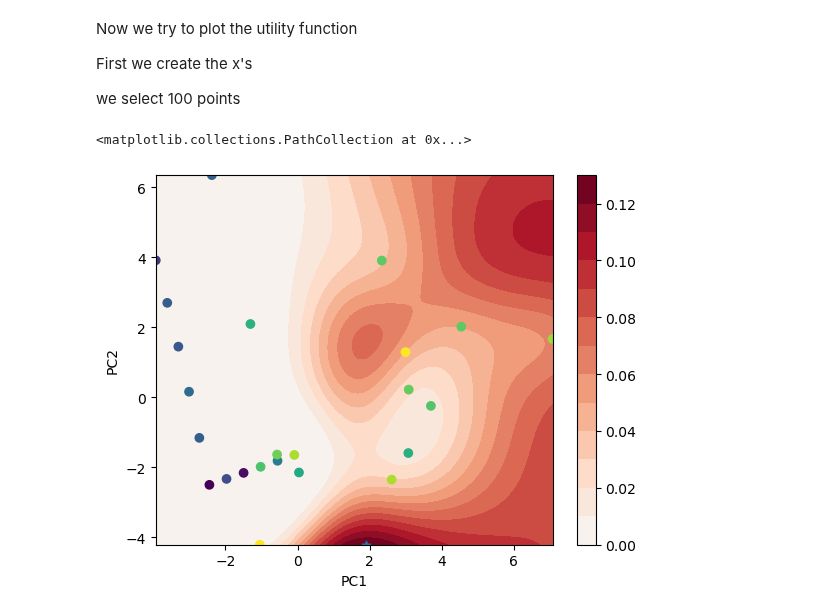
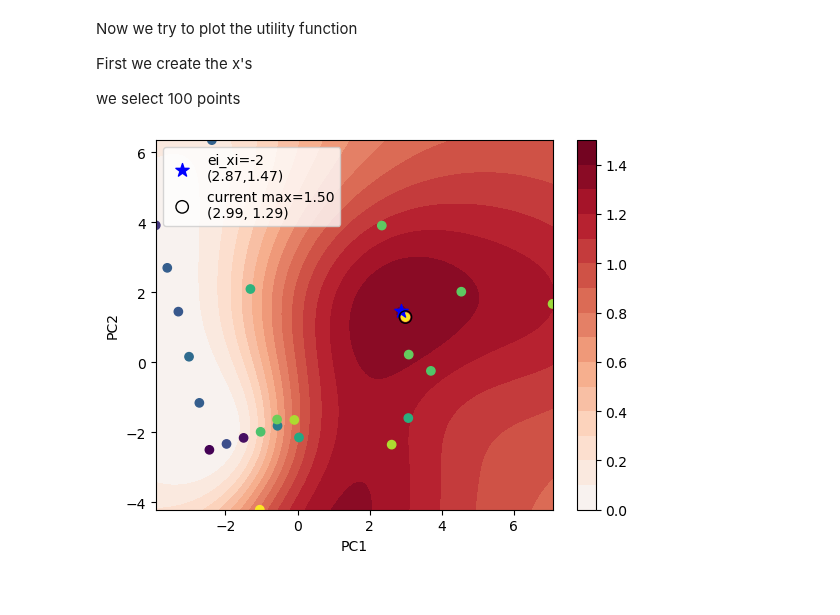
Before and after one commit to xueannafang/learn_opt, a Jupyter notebook: multi_dim_BO_by_others.ipynb, the cells around one changed output. Drawn from its saved outputs; the diff is of its cells as text; code cells hidden in the pictures.

Commit message:
improved the contour plot for different acq

```diff
--- a/multi_dim_BO_by_others.ipynb
+++ b/multi_dim_BO_by_others.ipynb
@@ -61,8 +61,12 @@ for pc1, pc2, y in zip(PC1, PC2, Y):
 
 from bayes_opt import UtilityFunction
 
-# utility = UtilityFunction(kind="ucb", kappa=1, xi=0.0)
-utility = UtilityFunction(kind="poi", kappa=0.1, xi=1e-2)
+ucb_kappa = 0.5
+xi = -2
+
+# utility = UtilityFunction(kind="ucb", kappa=ucb_kappa, xi=0.0)
+# utility = UtilityFunction(kind="poi", kappa=0.1, xi=xi)
+utility = UtilityFunction(kind="ei", kappa=0.1, xi=xi)
 # %%
 for i in range(20):
     this_res = optimizer.suggest(utility)
@@ -82,3 +91,9 @@ res
+# %%
+#current max
+crt_max = optimizer.max
+crt_max_value = crt_max['target']
+crt_max_pc1 = crt_max['params']['PC1']
+crt_max_pc2 = crt_max['params']['PC2']
 # %%
 plt.scatter(PC1, PC2, c = Y)
 plt.colorbar()
@@ -116,13 +150,24 @@ util = util_flat.reshape(101,101)
 # %%
 from matplotlib.colors import CenteredNorm
 # plt.pcolor(Xpc1, Xpc2, util, cmap='RdBu_r', norm=CenteredNorm())
 plt.contourf(Xpc1, Xpc2, util, 15, cmap='RdBu_r', norm=CenteredNorm())
 plt.colorbar()
 
 plt.scatter(PC1, PC2, c = Y)
 plt.xlabel("PC1")
 plt.ylabel("PC2")
-plt.scatter(res["PC1"], res["PC2"], marker = "*")
+# plt.scatter(res["PC1"], res["PC2"], marker = "*", color = 'b', s = 100, label = f"{ucb_kappa=}\n({res['PC1']:.2f},{res['PC2']:.2f})")
+# plt.scatter(res["PC1"], res["PC2"], marker = "*", s = 100, color = 'b', label = f"poi_{xi=}\n({res['PC1']:.2f},{res['PC2']:.2f})")
+plt.scatter(res["PC1"], res["PC2"], marker = "*", s = 100, color = 'b', label = f"ei_{xi=}\n({res['PC1']:.2f},{res['PC2']:.2f})")
+
+plt.scatter(crt_max_pc1, crt_max_pc2, marker = "o", ec = "k", fc = "None", s = 80, label = f"current max={crt_max_value:.2f}\n({crt_max_pc1:.2f}, {crt_max_pc2:.2f})")
+
+plt.legend()
+
+# filename = f"ucb_kappa_{ucb_kappa:.2f}_cplot.png"
+# filename = f"poi_xi_{xi:.2f}_cplot.png"
+filename = f"ei_xi_{xi:.2f}_cplot.png"
+
+plt.savefig(filename)
 # %% [output]
-<matplotlib.collections.PathCollection at 0x...>
-[figure, old version]
+[figure, new version]
```
Also changed, not shown: parts of 6 cells of this notebook.
